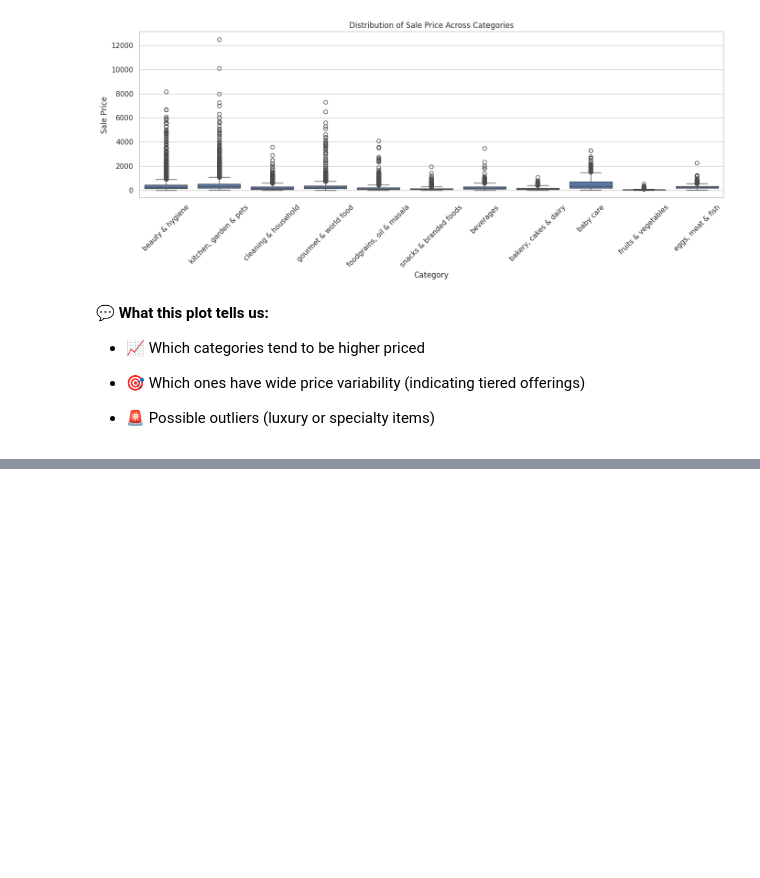
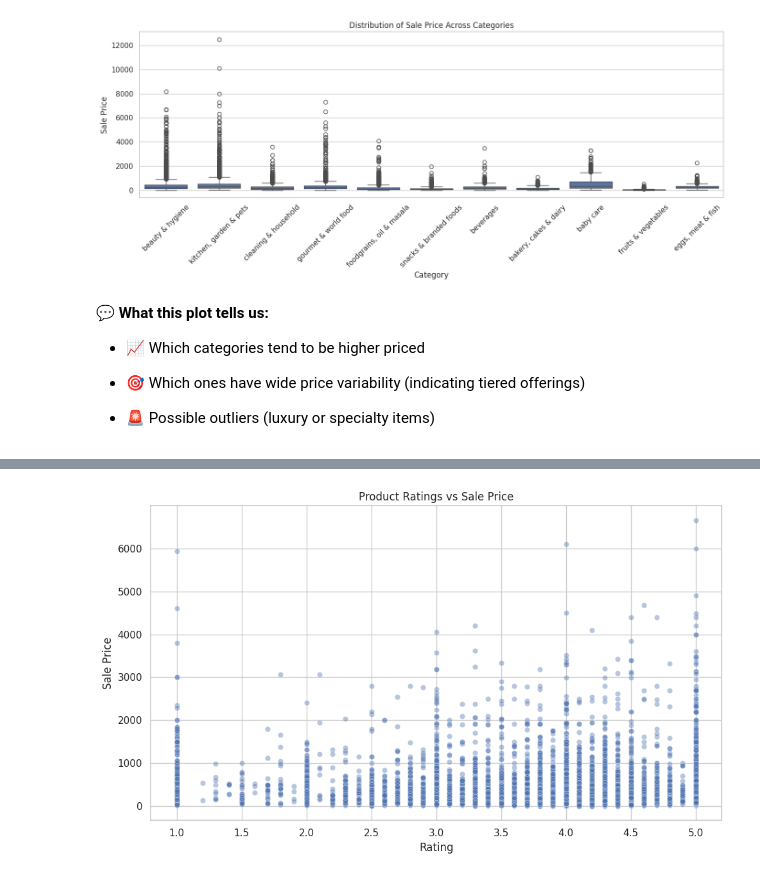
Before and after one commit to Rudrajit12/BigBasket-Product-Assortment-Optimization, a Jupyter notebook: BigBasket_Product_Assortment_Analysis.ipynb, the cells around one changed output, grey strips where cells are left out. Saved outputs shown, nothing was run; the diff lists cells and outputs as text; code cells hidden in the pictures; blank space fills up the shorter version.

```diff
--- a/BigBasket_Product_Assortment_Analysis.ipynb
+++ b/BigBasket_Product_Assortment_Analysis.ipynb
@@ -1113,0 +1165,11 @@ plt.show()
+# %%
+plt.figure(figsize=(10, 6))
+sns.scatterplot(data=bb_df, x='rating', y='sale_price', alpha=0.4)
+plt.title('Product Ratings vs Sale Price')
+plt.xlabel('Rating')
+plt.ylabel('Sale Price')
+plt.grid(True)
+plt.tight_layout()
+plt.show()
+# %% [output]
+[figure, added]
```
Also changed, not shown: parts of 31 cells of this notebook.
